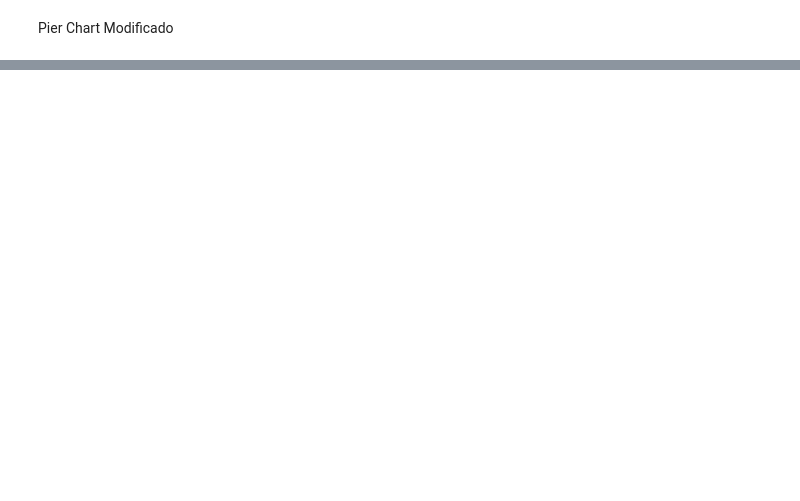
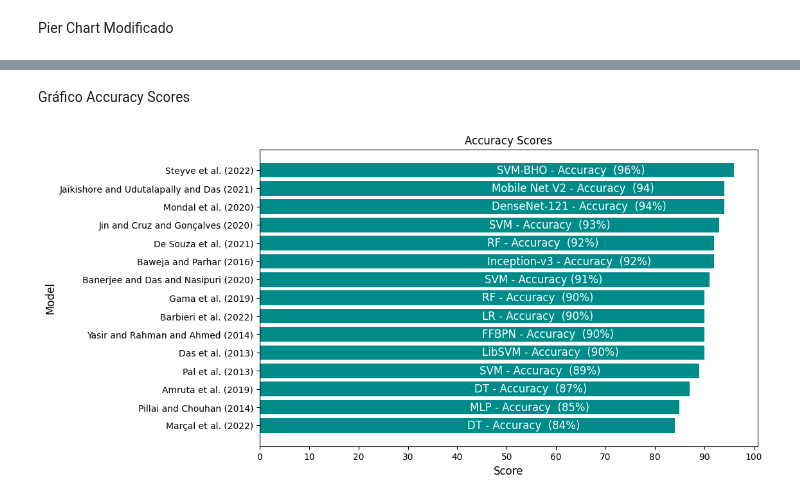
Before and after one commit to jacksrenan/Charts, a Jupyter notebook: Gráficos_douto.ipynb, the cells around one changed output, grey strips where cells are left out. Saved outputs shown, nothing was run; the diff lists cells and outputs as text; code cells hidden in the pictures; blank space fills up the shorter version.

```diff
--- a/Gráficos_douto.ipynb
+++ b/Gráficos_douto.ipynb
@@ -137,0 +357,34 @@ plt.show()
+# %% [markdown]
+Gráfico Accuracy Scores
+# %%
+import pandas as pd
+import matplotlib.pyplot as plt
+
+# Dados de exemplo
+df = pd.DataFrame(dict(
+    Model=["Marçal et al. (2022)", "Pillai and Chouhan (2014)", "Amruta et al. (2019)", "Pal et al. (2013)", "Das et al. (2013)", "Yasir and Rahman and Ahmed (2014)", "Barbieri et al. (2022)", "Gama et al. (2019)", "Banerjee and Das and Nasipuri (2020)", "Baweja and Parhar (2016)", "De Souza et al. (2021)", "Jin and Cruz and Gonçalves (2020)", "Mondal et al. (2020)", "Jaikishore and Udutalapally and Das (2021)", "Steyve et al. (2022)"],
+    Score=[84, 85, 87, 89, 90, 90, 90, 90, 91, 92, 92, 93, 94, 94, 96],
+    text=['DT - Accuracy  (84%)', 'MLP - Accuracy  (85%)', 'DT - Accuracy  (87%)', 'SVM - Accuracy  (89%)', 'LibSVM - Accuracy  (90%)', 'FFBPN - Accuracy  (90%)', 'LR - Accuracy  (90%)', 'RF - Accuracy  (90%)', 'SVM - Accuracy (91%)', 'Inception-v3 - Accuracy  (92%)', 'RF - Accuracy  (92%)', 'SVM - Accuracy  (93%)', 'DenseNet-121 - Accuracy  (94%)', 'Mobile Net V2 - Accuracy  (94)', 'SVM-BHO - Accuracy  (96%)']
+))
+
+# Cria a figura e os eixos
+fig, ax = plt.subplots(figsize=(10, 6))
+
+# Plota as barras
+bars = ax.barh(df['Model'], df['Score'], color='DarkCyan')
+
+# Adiciona o valor de 'text' dentro do corpo de cada barra
+for i, bar in enumerate(bars):
+    ax.text(bar.get_width() / 2, bar.get_y() + bar.get_height() / 2, df['text'][i],
+            ha='left', va='center', color='white', fontsize=12)
+
+# Define o título e os rótulos dos eixos
+ax.set_title('Accuracy Scores', fontsize=12)
+ax.set_xlabel('Score', fontsize=12)
+ax.set_ylabel('Model', fontsize=12)
+
+# Exibe o gráfico
+plt.xticks(range(0, 101, 10))
+plt.show()
+# %% [output]
+[figure, added]
```
Also changed, not shown: parts of 18 cells of this notebook.
